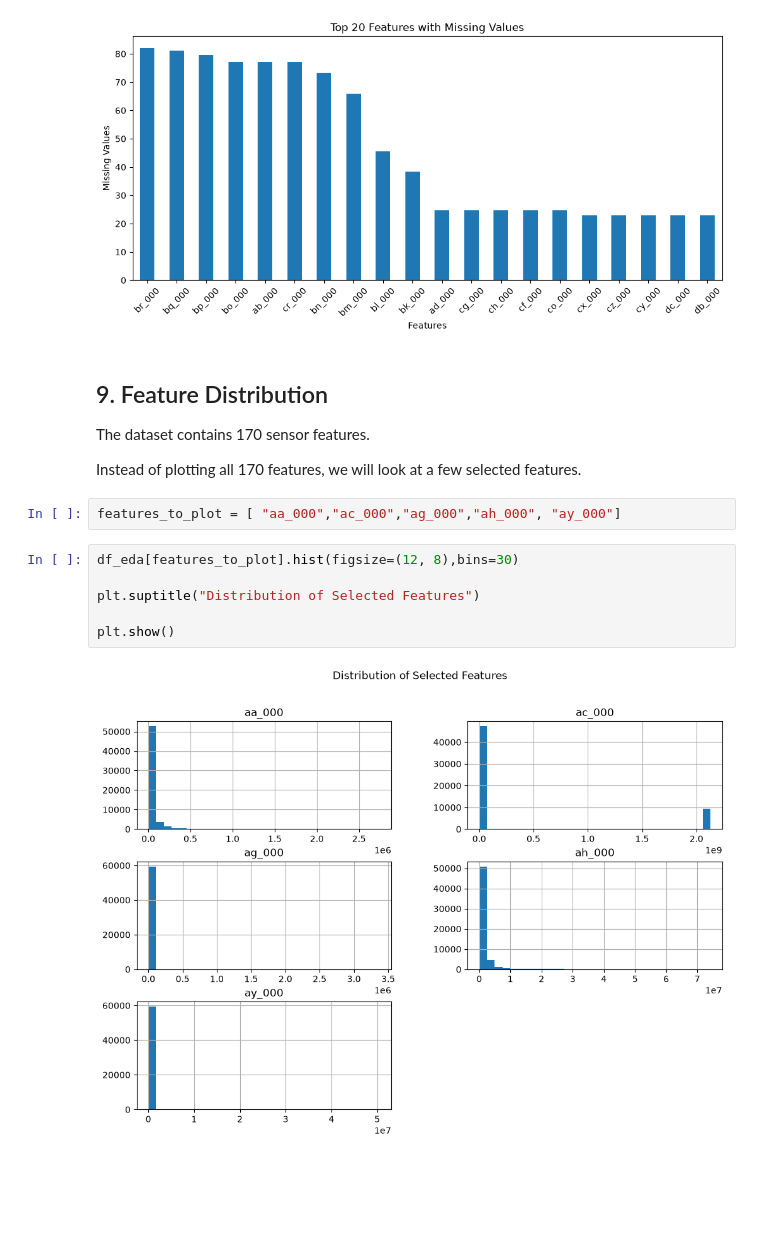
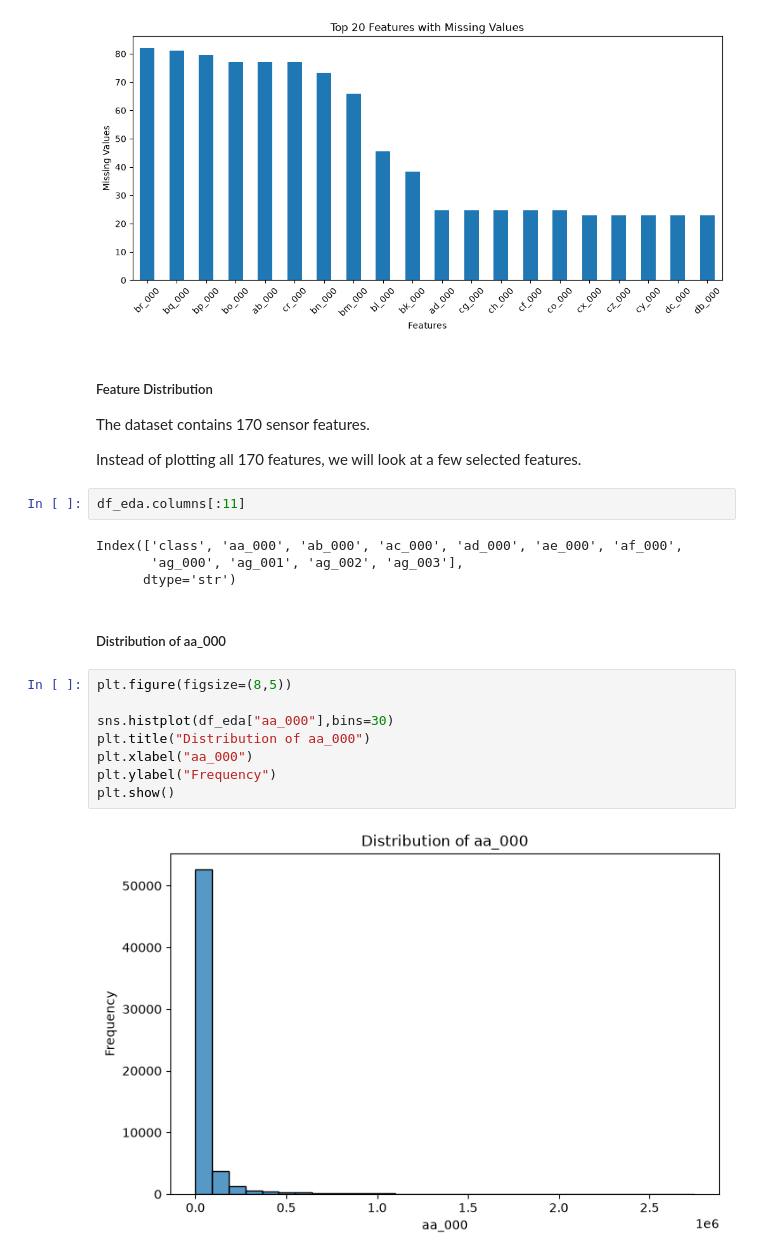
Before and after one commit to Rupesh-Mane/air-pressure-system-failure-prediction, a Jupyter notebook: notebooks/02_EDA.ipynb, the cells around one changed output. Drawn from its saved outputs; the diff is of its cells as text; blank space fills up the shorter version.

Commit message:
Feature Distribution

```diff
--- a/notebooks/02_EDA.ipynb
+++ b/notebooks/02_EDA.ipynb
@@ -108,18 +97,26 @@ plt.show()
 # %% [output]
 [figure]
 # %% [markdown]
-## 9. Feature Distribution
+#####  Feature Distribution
 
 The dataset contains 170 sensor features.
 
 Instead of plotting all 170 features, we will look at a few selected features.
-# %%
-features_to_plot = [ "aa_000","ac_000","ag_000","ah_000", "ay_000"]
+# %%
+df_eda.columns[:11]
+# %% [output]
+Index(['class', 'aa_000', 'ab_000', 'ac_000', 'ad_000', 'ae_000', 'af_000',
+       'ag_000', 'ag_001', 'ag_002', 'ag_003'],
+      dtype='str')
+# %% [markdown]
+##### Distribution of aa_000
 # %%
-df_eda[features_to_plot].hist(figsize=(12, 8),bins=30)
+plt.figure(figsize=(8,5))
 
-plt.suptitle("Distribution of Selected Features")
-
+sns.histplot(df_eda["aa_000"],bins=30)
+plt.title("Distribution of aa_000")
+plt.xlabel("aa_000")
+plt.ylabel("Frequency")
 plt.show()
 # %% [output]
-[figure, old version]
+[figure, new version]
```
Also changed, not shown: parts of 30 cells of this notebook.
